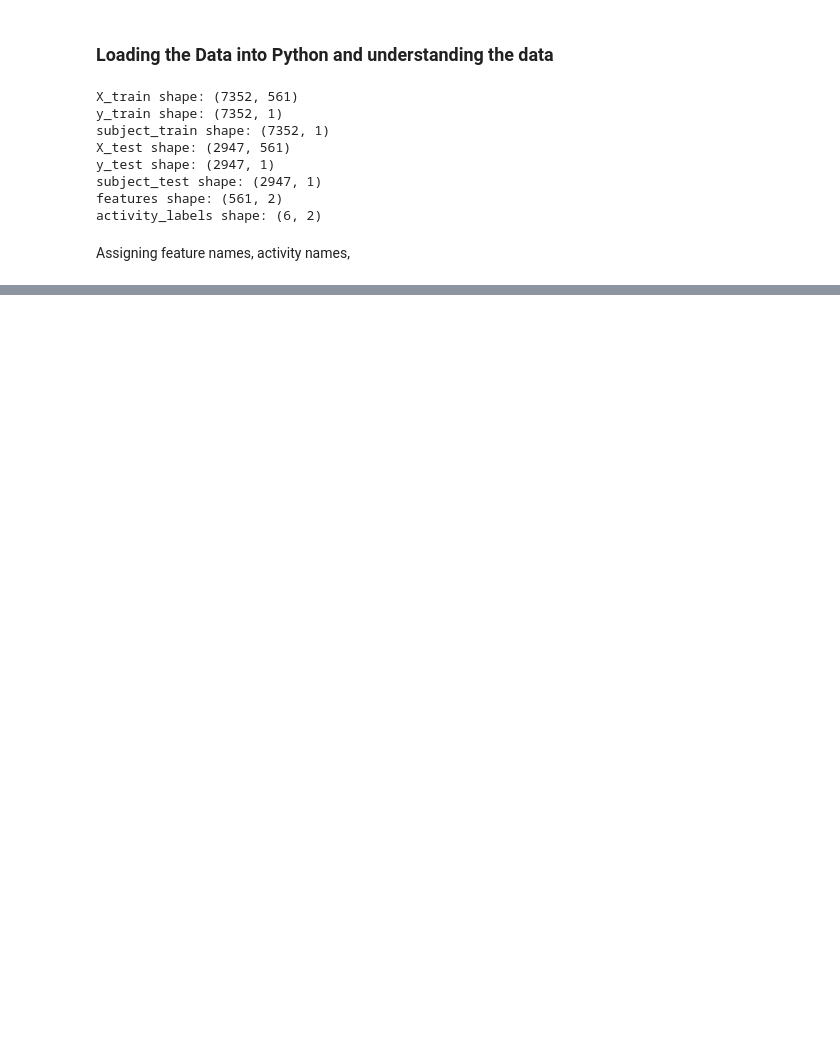
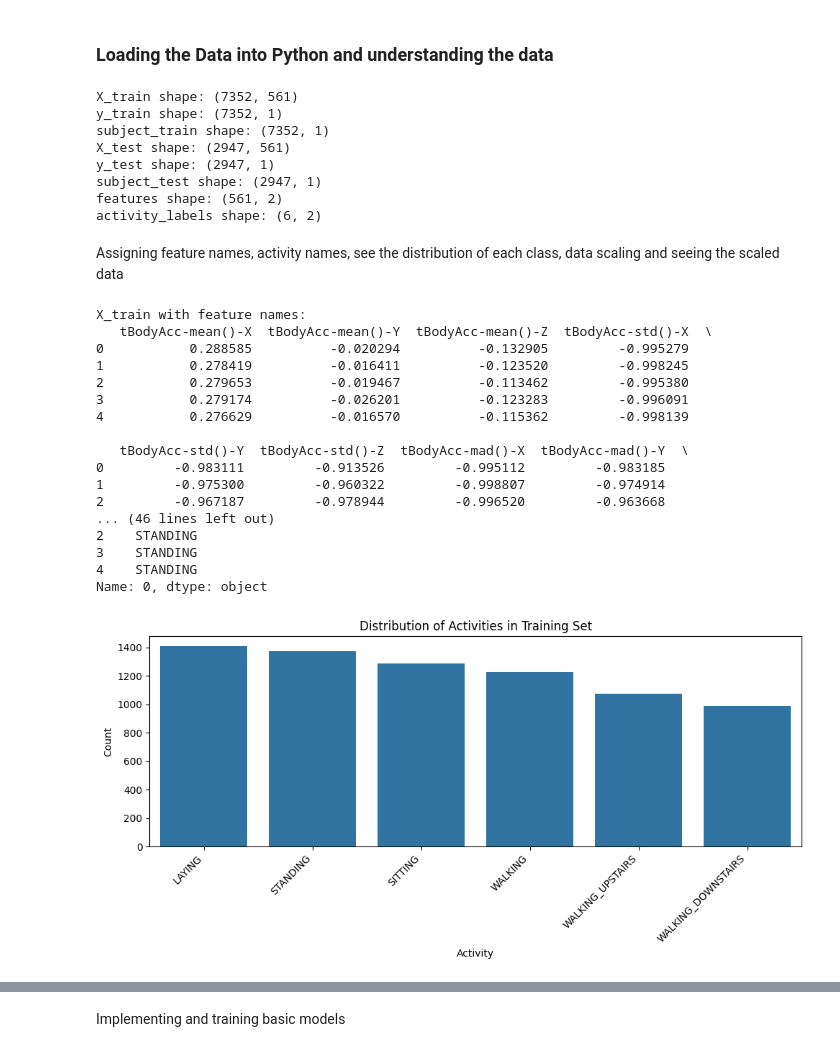
Before and after one commit to punithbr27/ML-mini-project-5th-sem, a Jupyter notebook: mini_project.ipynb, the cells around one changed output, grey strips where cells are left out. Cells and saved outputs as stored; diff of their text form; code cells hidden in the pictures; blank space fills up the shorter version.

Commit message:
data is cleaned and visu

```diff
--- a/mini_project.ipynb
+++ b/mini_project.ipynb
@@ -43,4 +43,73 @@ subject_test shape: (2947, 1)
 features shape: (561, 2)
 activity_labels shape: (6, 2)
 # %% [markdown]
-Assigning feature names, activity names,
+Assigning feature names, activity names, see the distribution of each class, data scaling and seeing the scaled data
+# %%
+# 1. Assign Feature Names
+feature_names = features[1].tolist() # features is a DataFrame with 2 columns, we want the second one
+X_train.columns = feature_names
+X_test.columns = feature_names
+
+print("X_train with feature names:")
+print(X_train.head())
+print("\nMissing values in X_train:", X_train.isnull().sum().sum())
+print("Missing values in X_test:", X_test.isnull().sum().sum())
+
+
+
+
+# 2. Assign Activity Names
+activity_labels_dict = activity_labels.set_index(0)[1].to_dict()
+y_train_labels = y_train[0].map(activity_labels_dict)
+y_test_labels = y_test[0].map(activity_labels_dict)
+
+print("\ny_train with activity names:")
+print(y_train_labels.head())
+
+
+
+
+# 3. Analyze Activity Distribution
+plt.figure(figsize=(10, 5))
+sns.countplot(x=y_train_labels, order=y_train_labels.value_counts().index)
+plt.title('Distribution of Activities in Training Set')
+plt.xlabel('Activity')
+plt.ylabel('Count')
+plt.xticks(rotation=45, ha='right')
+plt.tight_layout()
+plt.show()
+
+# 4. Data Scaling (Shared task)
+scaler = StandardScaler()
+
+# Fit the scaler ONLY on the training data
+X_train_scaled = scaler.fit_transform(X_train)
+
+# Transform both training and test data using the fitted scaler
+X_test_scaled = scaler.transform(X_test)
+
+# Convert back to DataFrame if you want to keep column names, optional for most models
+X_train_scaled = pd.DataFrame(X_train_scaled, columns=feature_names)
+X_test_scaled = pd.DataFrame(X_test_scaled, columns=feature_names)
+
+print("\nX_train_scaled head (first 5 rows, first 5 columns):")
+print(X_train_scaled.iloc[:, :5].head())
+# %% [output]
+X_train with feature names:
+   tBodyAcc-mean()-X  tBodyAcc-mean()-Y  tBodyAcc-mean()-Z  tBodyAcc-std()-X  \
+0           0.288585          -0.020294          -0.132905         -0.995279
+1           0.278419          -0.016411          -0.123520         -0.998245
+2           0.279653          -0.019467          -0.113462         -0.995380
+3           0.279174          -0.026201          -0.123283         -0.996091
+4           0.276629          -0.016570          -0.115362         -0.998139
+
+   tBodyAcc-std()-Y  tBodyAcc-std()-Z  tBodyAcc-mad()-X  tBodyAcc-mad()-Y  \
+0         -0.983111         -0.913526         -0.995112         -0.983185
+1         -0.975300         -0.960322         -0.998807         -0.974914
+2         -0.967187         -0.978944         -0.996520         -0.963668
+... (46 lines left out)
+2    STANDING
+3    STANDING
+4    STANDING
+Name: 0, dtype: object
+[figure, added]
@@ -46,0 +130,2 @@ Assigning feature names, activity names,
+# %% [markdown]
+Implementing and training basic models
```
Also changed, not shown: parts of 1 cell of this notebook.
